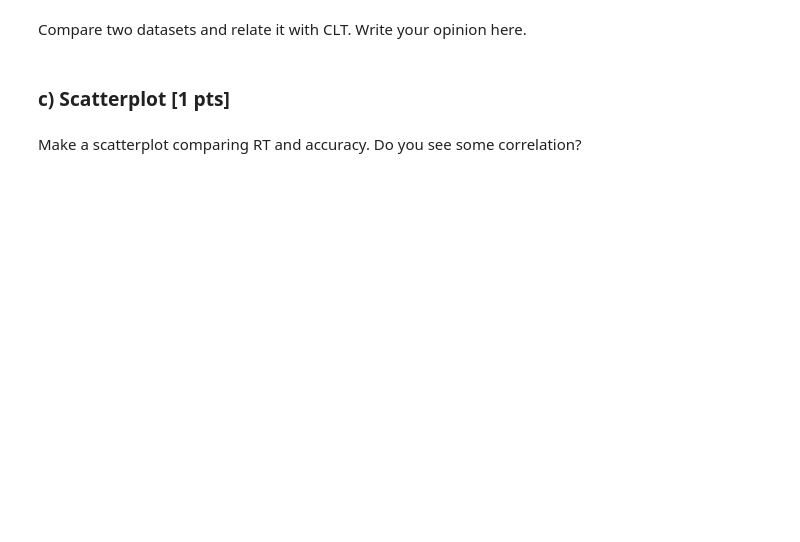
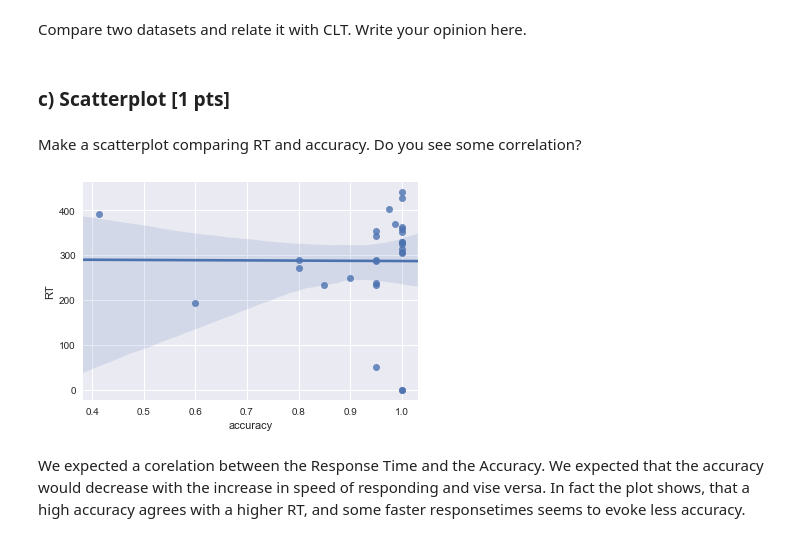
Before and after one commit to NBP-ACC/week-4-acc_9, a Jupyter notebook: sheet02.ipynb, the cells around one changed output. Saved outputs shown, nothing was run; the diff lists cells and outputs as text; code cells hidden in the pictures; blank space fills up the shorter version.

```diff
--- a/sheet02.ipynb
+++ b/sheet02.ipynb
@@ -209,0 +234,9 @@ Make a scatterplot comparing RT and accuracy. Do you see some correlation?
+# %%
+# TODO
+ax = sns.regplot(data=df_concatenated_avg,x='accuracy',y='RT')
+# %% [output]
+[figure, added]
+# %% [markdown]
+We expected a corelation between the Response Time and the Accuracy.
+We expected that the accuracy would decrease with the increase in speed of responding and vise versa.
+In fact the plot shows, that a high accuracy agrees with a higher RT, and some faster responsetimes seems to evoke less accuracy.
```
Also changed, not shown: parts of 4 cells of this notebook.
